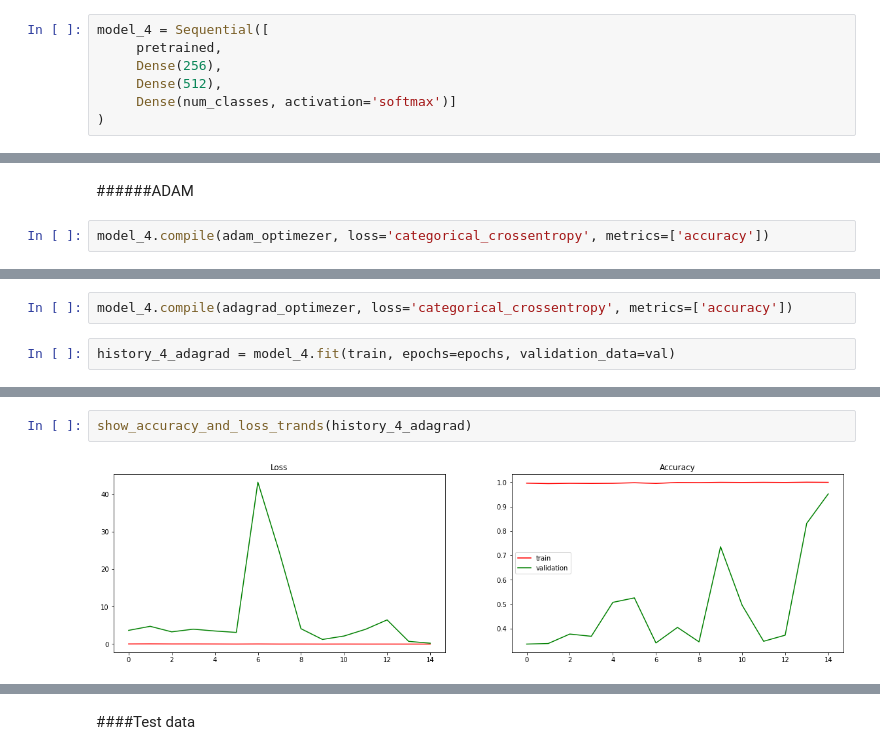
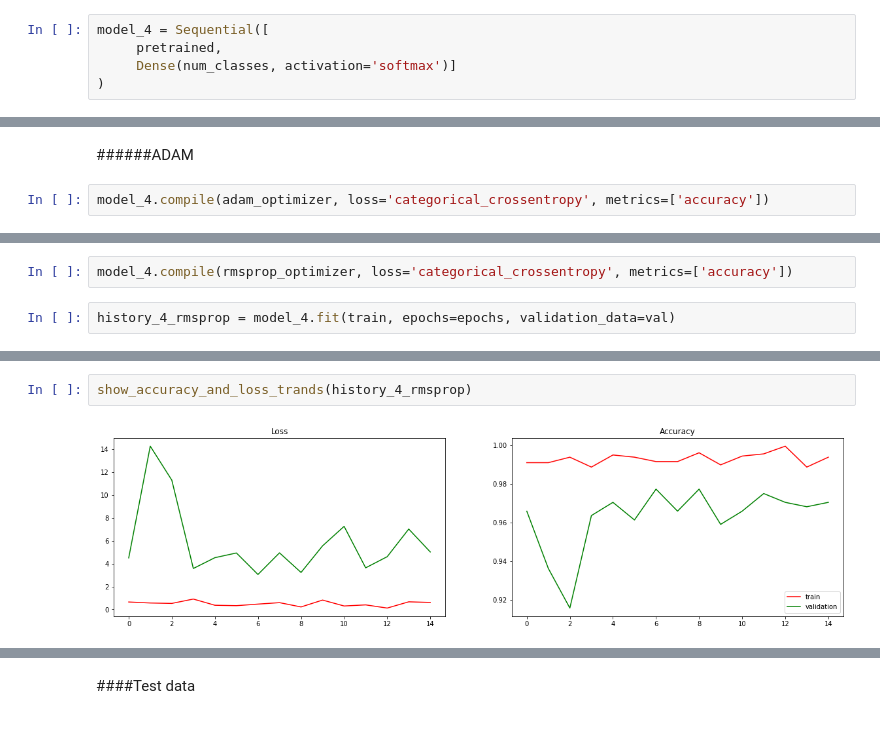
Before and after one commit to mc-off/ML, a Jupyter notebook: RPS_prediction/RPS_prediction.ipynb, the cells around one changed output, grey strips where cells are left out. Saved outputs shown, nothing was run; the diff lists cells and outputs as text.

```diff
--- a/RPS_prediction/RPS_prediction.ipynb
+++ b/RPS_prediction/RPS_prediction.ipynb
@@ -855,8 +1139,6 @@ for layer in pretrained.layers[4:]:
 # %%
 model_4 = Sequential([
      pretrained,
-     Dense(256),
-     Dense(512),
      Dense(num_classes, activation='softmax')]
 )
 # %%
@@ -901,7 +1183,7 @@ Accuracy: 28
 # %% [markdown]
 ######ADAM
 # %%
-model_4.compile(adam_optimezer, loss='categorical_crossentropy', metrics=['accuracy'])
+model_4.compile(adam_optimizer, loss='categorical_crossentropy', metrics=['accuracy'])
 # %%
 history_4_adam = model_4.fit(train, epochs=epochs, validation_data=val)
 # %% [output]
@@ -936,6 +1218,6 @@ Accuracy: 33
 # %%
-model_4.compile(adagrad_optimezer, loss='categorical_crossentropy', metrics=['accuracy'])
+model_4.compile(rmsprop_optimizer, loss='categorical_crossentropy', metrics=['accuracy'])
 # %%
-history_4_adagrad = model_4.fit(train, epochs=epochs, validation_data=val)
+history_4_rmsprop = model_4.fit(train, epochs=epochs, validation_data=val)
 # %% [output]
 Epoch 1/15
@@ -958,5 +1240,5 @@ Epoch 15/15
 # %%
-show_accuracy_and_loss_trands(history_4_adagrad)
+show_accuracy_and_loss_trands(history_4_rmsprop)
 # %% [output]
-[figure, old version]
+[figure, new version]
 # %%
```
Also changed, not shown: parts of 171 cells of this notebook.
